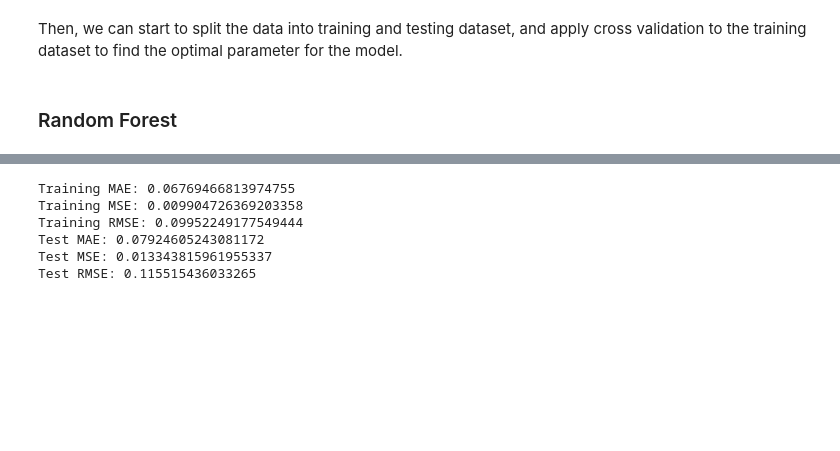
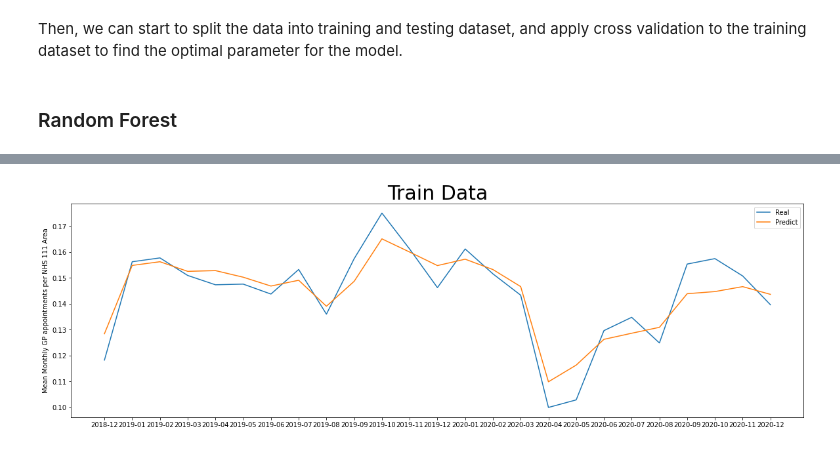
Before and after one commit to loveRDJ/DataScienceProject, a Jupyter notebook: Models.ipynb, the cells around one changed output, grey strips where cells are left out. Saved outputs shown, nothing was run; the diff lists cells and outputs as text; code cells hidden in the pictures; blank space fills up the shorter version.

```diff
--- a/Models.ipynb
+++ b/Models.ipynb
@@ -420,3 +420,20 @@ optparam
+# %%
+def real_predict(train, area, y_train_predict, data):
+    rf_train=pd.DataFrame(train)
+    rf_train['predict']=y_train_predict
+    rf_train['Month&Year']=rf_train.index.to_period('M')
+    area_rf_train=rf_train.loc[rf_train['NHS 111 Area'] == area]
+    area_rf_train=rf_train.groupby(['Month&Year'])['predict','var3(t)'].mean()
+    x=range(0,len(area_rf_train.index))
+    plt.figure(figsize=(20,6))
+    plt.plot(x, area_rf_train['var3(t)'], label = "Real")
+    plt.plot(x, area_rf_train['predict'], label = "Predict")
+    ticks=area_rf_train.index
+    plt.xticks(x,ticks)
+    plt.ylabel('Mean Monthly GP appointments per NHS 111 Area')
+    plt.legend()
+    plt.title(data,fontsize='30')
+    plt.show()
 # %%
 #Performance on training data
 import time
@@ -729,22 +455,4 @@ Text(0.5, 1.0, 'Test Data')
-# %%
-#Results
-print('Training MAE:',mean_absolute_error(y_train_predict, y_train))
-training_MAE.append(mean_absolute_error(y_train_predict, y_train))
-print('Training MSE:',mean_squared_error(y_train_predict, y_train))
-training_MSE.append(mean_squared_error(y_train_predict, y_train))
-print('Training RMSE:',sqrt(mean_squared_error(y_train_predict, y_train)))
-training_RMSE.append(sqrt(mean_squared_error(y_train_predict, y_train)))
-
-print('Test MAE:',mean_absolute_error(y_test_predict, y_test))
-testing_MAE.append(mean_absolute_error(y_test_predict, y_test))
-print('Test MSE:',mean_squared_error(y_test_predict, y_test) )
-testing_MSE.append(mean_squared_error(y_test_predict, y_test))
-print('Test RMSE:',sqrt(mean_squared_error(y_test_predict, y_test)) )
-testing_RMSE.append(sqrt(mean_squared_error(y_test_predict, y_test)) )
-# %% [output]
-Training MAE: 0.06769466813974755
-Training MSE: 0.009904726369203358
-Training RMSE: 0.09952249177549444
-Test MAE: 0.07924605243081172
-Test MSE: 0.013343815961955337
-Test RMSE: 0.115515436033265
+# %%
+real_predict(train, 0, y_train_predict, "Train Data")
+# %% [output]
+[figure, added]
```
Also changed, not shown: parts of 77 cells of this notebook.
